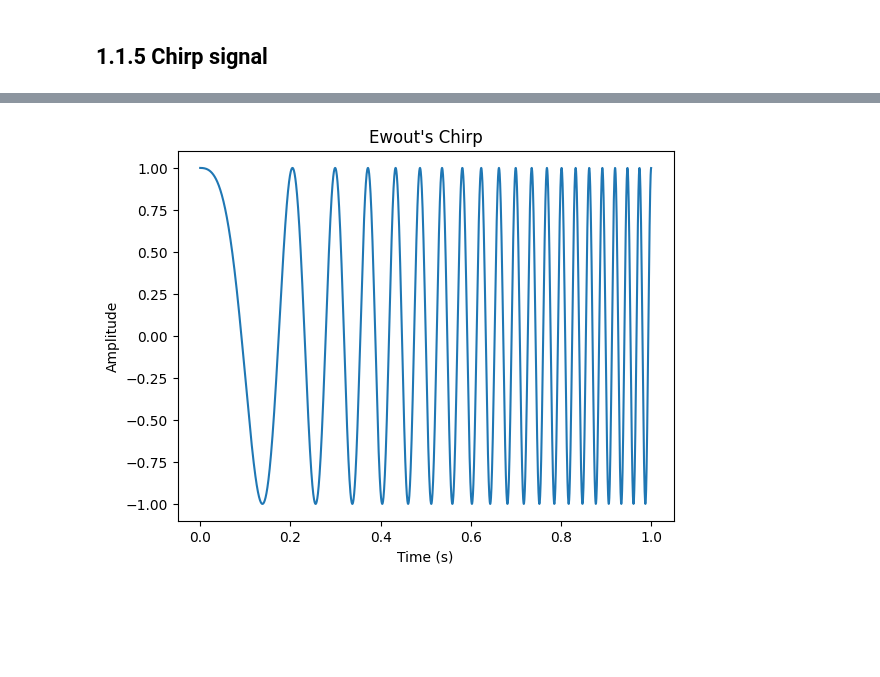
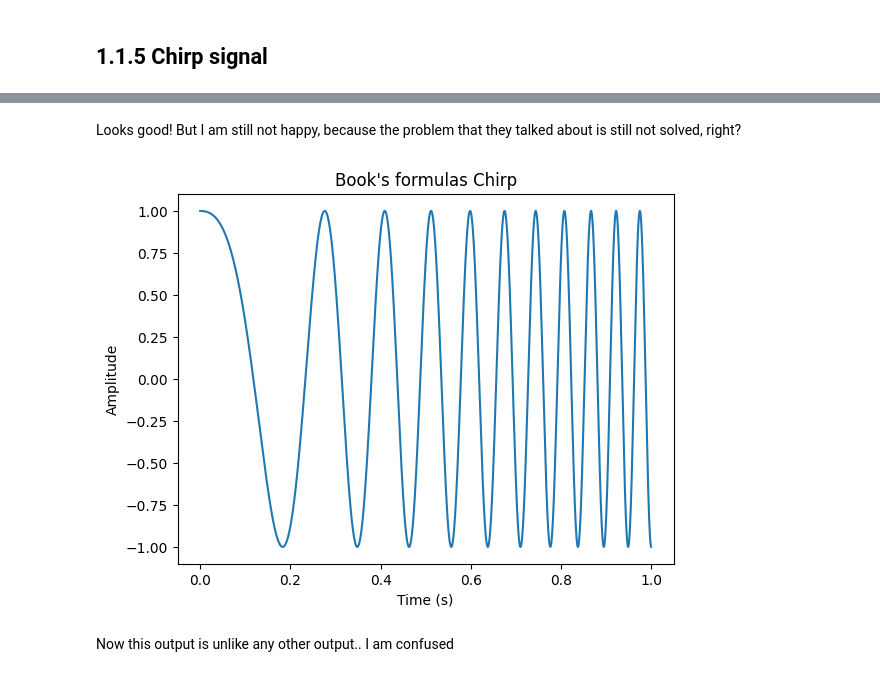
Before and after one commit to EwoutBergsma/Digital-Modulations-using-Python, a Jupyter notebook: 1 - Generating standard test signals.ipynb, the cells around one changed output, grey strips where cells are left out. Drawn from its saved outputs; the diff is of its cells as text; code cells hidden in the pictures; blank space fills up the shorter version.

Commit message:
Sigh, tried a lot, but don't know what's right and what is wrong

```diff
--- a/1 - Generating standard test signals.ipynb
+++ b/1 - Generating standard test signals.ipynb
@@ -159,3 +159,20 @@ plot_timeseries_data(time, pulse, 'Ewout\'s Gaussian Pulse', 'Time (s)', 'Amplit
 [figure]
 # %% [markdown]
 ## 1.1.5 Chirp signal
+# %%
+def chirp_wave(duration=1, sample_rate=100, frequency_start=1, frequency_end=10, amplitude=1, phase_shift=0):
+    # frequencies = np.linspace(frequency_start, frequency_end, len(time))  # This is what I wanted to do, but it is not correct.
+    """
+    Generate a chirp data, with corresponding time data, with the given parameters.
+    At first I wanted to create a linearly increasing array of frequencies, but than I noticed this from the book:
+        A linear chirp signal sweeps the frequency from low to high frequency (or vice-versa) linearly.
+        One approach to generate a chirp signal is to concatenate a series of segments of sine waves each with increasing (or decreasing) frequency in order.
+        This method introduces discontinuities in the chirp signal due to the mismatch in the phases of each such segments.
+        Modifying the equation of a sinusoid to generate a chirp signal is a better approach.
+    """
+    time = np.linspace(0, duration, int(sample_rate * duration), endpoint=False)
+    #  f(t) = f0 + (f1 - f0) * t / t1, as per https://docs.scipy.org/doc/scipy/reference/generated/scipy.signal.chirp.html#:~:text=f(t)%20%3D%20f0%20%2B%20(f1%20%2D%20f0)%20*%20t%20/%20t1
+    # (Also, the book uses the same formula, but in two seperate formulas)
+    frequencies = frequency_start + (frequency_end - frequency_start) * time / duration  # TODO: I checked, the output here is identical to the first line that I proposed?!
+    chirp = amplitude * np.cos(2 * np.pi * frequencies * time + phase_shift)
+    return time, chirp
@@ -161,0 +181,3 @@ plot_timeseries_data(time, pulse, 'Ewout\'s Gaussian Pulse', 'Time (s)', 'Amplit
+# %%
+time, chirp_signal = chirp_wave(duration=1, sample_rate=3000, frequency_start=1, frequency_end=20, phase_shift=0)
+plot_timeseries_data(time, chirp_signal, 'Ewout\'s Chirp', 'Time (s)', 'Amplitude')
@@ -162,20 +212,27 @@ plot_timeseries_data(time, pulse, 'Ewout\'s Gaussian Pulse', 'Time (s)', 'Amplit
+# %% [markdown]
+Looks good! But I am still not happy, because the problem that they talked about is still not solved, right?
 # %%
-def chirp_wave(duration=1, sample_rate=100, frequency_start=1, frequency_end=10, amplitude=1, phase_shift=np.pi / 2):
+def chirp_wave_book_formula(duration=1, sample_rate=100, frequency_start=1, frequency_end=10, amplitude=1, phase_shift=0):
+    # frequencies = np.linspace(frequency_start, frequency_end, len(time))  # This is what I wanted to do, but it is not correct.
     """
     Generate a chirp data, with corresponding time data, with the given parameters.
-    By default I added a phase shift of pi/2, which means the chirp starts at the maximum amplitude, to stay close to the example in the book.
-    Note from the book, that I should work on:
-     A linear chirp signal sweeps the frequency from low to high frequency (or vice-versa) linearly.
-     One approach to generate a chirp signal is to concatenate a series of segments of sine waves each with increasing (or decreasing) frequency in order.
-     This method introduces discontinuities in the chirp signal due to the mismatch in the phases of each such segments.
-     Modifying the equation of a sinusoid to generate a chirp signal is a better approach.
+    At first I wanted to create a linearly increasing array of frequencies, but than I noticed this from the book:
+        A linear chirp signal sweeps the frequency from low to high frequency (or vice-versa) linearly.
+        One approach to generate a chirp signal is to concatenate a series of segments of sine waves each with increasing (or decreasing) frequency in order.
+        This method introduces discontinuities in the chirp signal due to the mismatch in the phases of each such segments.
+        Modifying the equation of a sinusoid to generate a chirp signal is a better approach.
     """
     time = np.linspace(0, duration, int(sample_rate * duration), endpoint=False)
-    frequencies = np.linspace(frequency_start, frequency_end, len(time))
-    chirp = amplitude * np.sin(2 * np.pi * frequencies * time + phase_shift)
+    #  As per book: k = (f1 - f0) / t1
+    k = (frequency_end - frequency_start) / duration
+    # As per book: f(t) = k/2 * t + f0 * t
+    frequencies = k / 2 * time + frequency_start
+    chirp = amplitude * np.cos(2 * np.pi * frequencies * time + phase_shift)
     return time, chirp
+
+time, chirp_signal = chirp_wave_book_formula(duration=1, sample_rate=3000, frequency_start=1, frequency_end=20, phase_shift=0)
+plot_timeseries_data(time, chirp_signal, 'Book\'s formulas Chirp', 'Time (s)', 'Amplitude')
+# %% [output]
+[figure, added]
-# %%
-time, chirp = chirp_wave(duration=1, sample_rate=3000, frequency_start=1, frequency_end=20)
-plot_timeseries_data(time, chirp, 'Ewout\'s Chirp', 'Time (s)', 'Amplitude')
-# %% [output]
-[figure, removed]
+# %% [markdown]
+Now this output is unlike any other output.. I am confused
```
Also changed, not shown: parts of 4 cells of this notebook.
